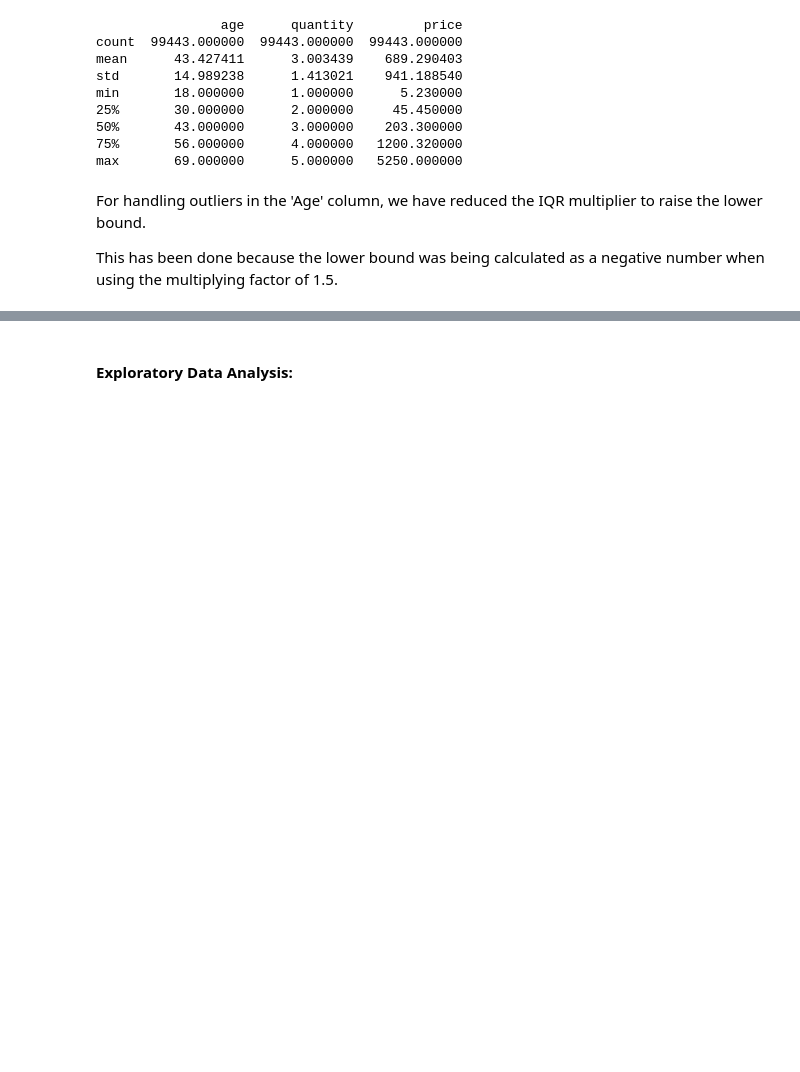
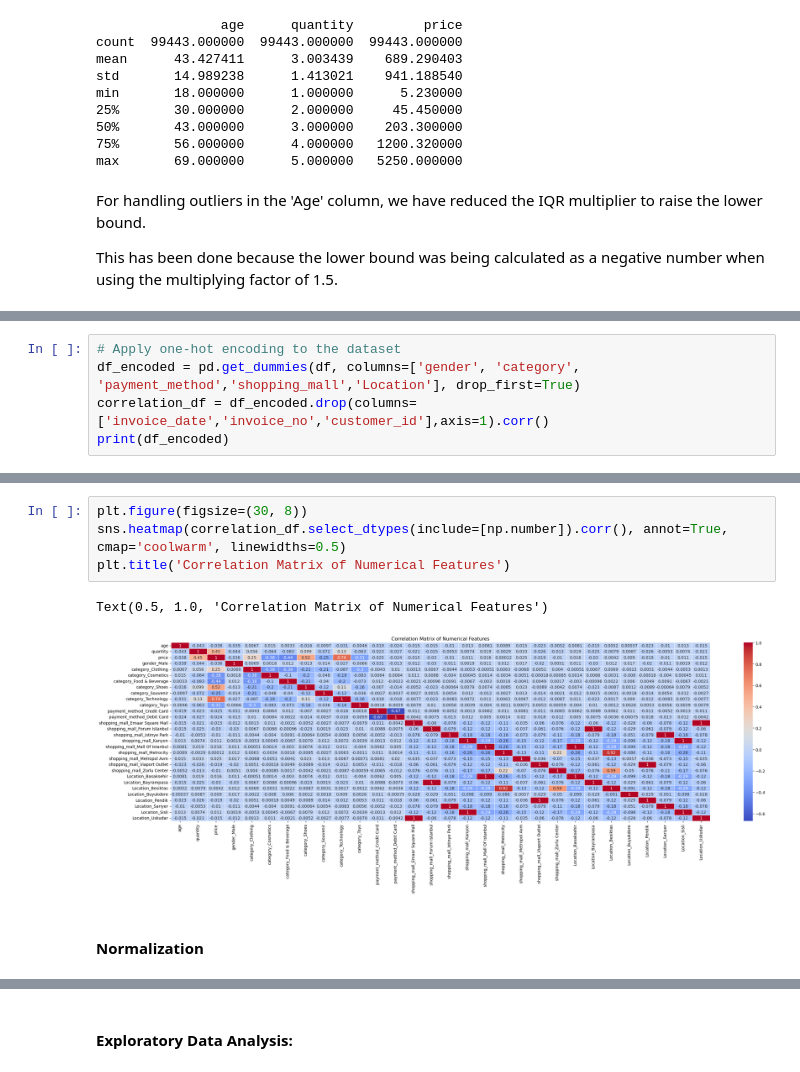
Before and after one commit to adnansadar/Customer-Segmentation-and-Purchase-Behavior-Prediction-for-Retail-Businesses, a Jupyter notebook: phase1.ipynb, the cells around one changed output, grey strips where cells are left out. Saved outputs shown, nothing was run; the diff lists cells and outputs as text; blank space fills up the shorter version.

Commit message:
chore: perform one hot encoding and normalization

```diff
--- a/phase1.ipynb
+++ b/phase1.ipynb
@@ -258,0 +262,5 @@ This has been done because the lower bound was being calculated as a negative nu
+# %%
+# Apply one-hot encoding to the dataset
+df_encoded = pd.get_dummies(df, columns=['gender', 'category', 'payment_method','shopping_mall','Location'], drop_first=True)
+correlation_df = df_encoded.drop(columns=['invoice_date','invoice_no','customer_id'],axis=1).corr()
+print(df_encoded)
@@ -258,0 +285,9 @@ This has been done because the lower bound was being calculated as a negative nu
+# %%
+plt.figure(figsize=(30, 8))
+sns.heatmap(correlation_df.select_dtypes(include=[np.number]).corr(), annot=True, cmap='coolwarm', linewidths=0.5)
+plt.title('Correlation Matrix of Numerical Features')
+# %% [output]
+Text(0.5, 1.0, 'Correlation Matrix of Numerical Features')
+[figure, added]
+# %% [markdown]
+#### **Normalization**
```
Also changed, not shown: parts of 10 cells of this notebook.
